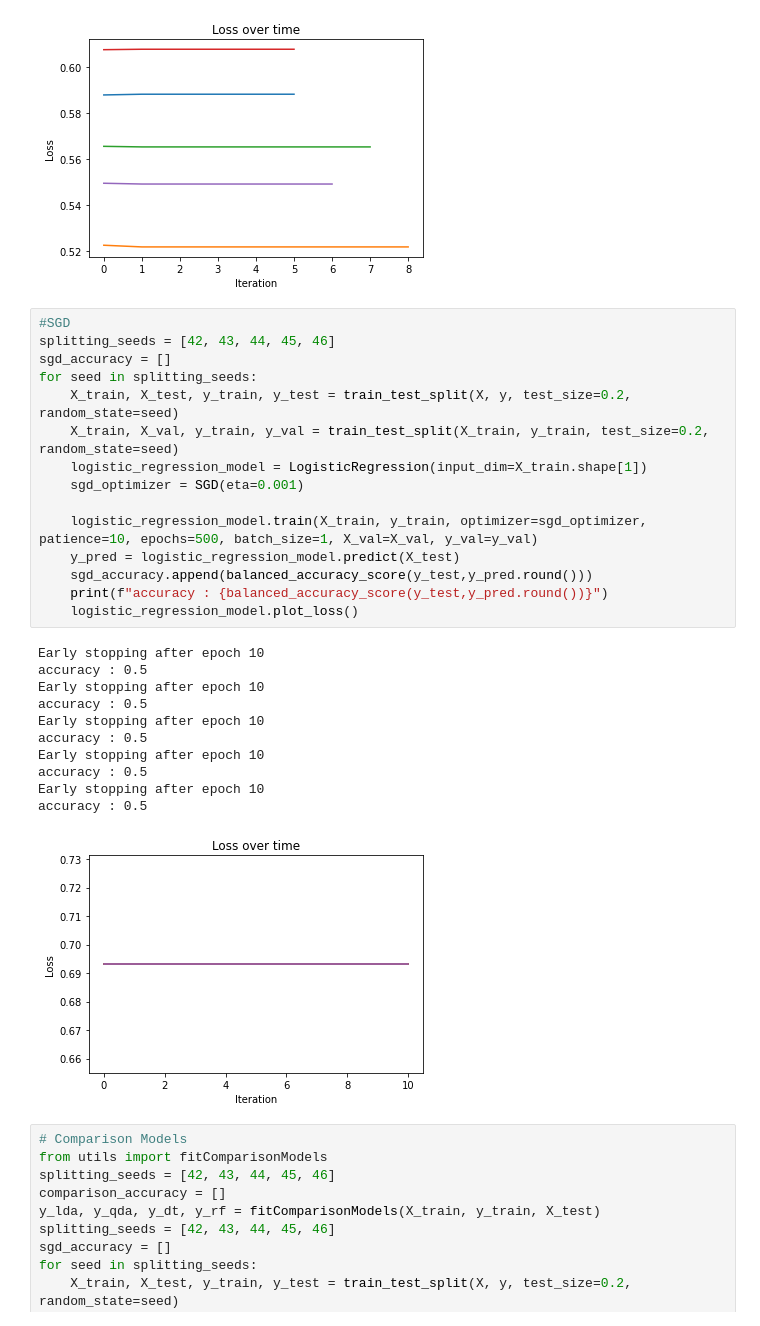
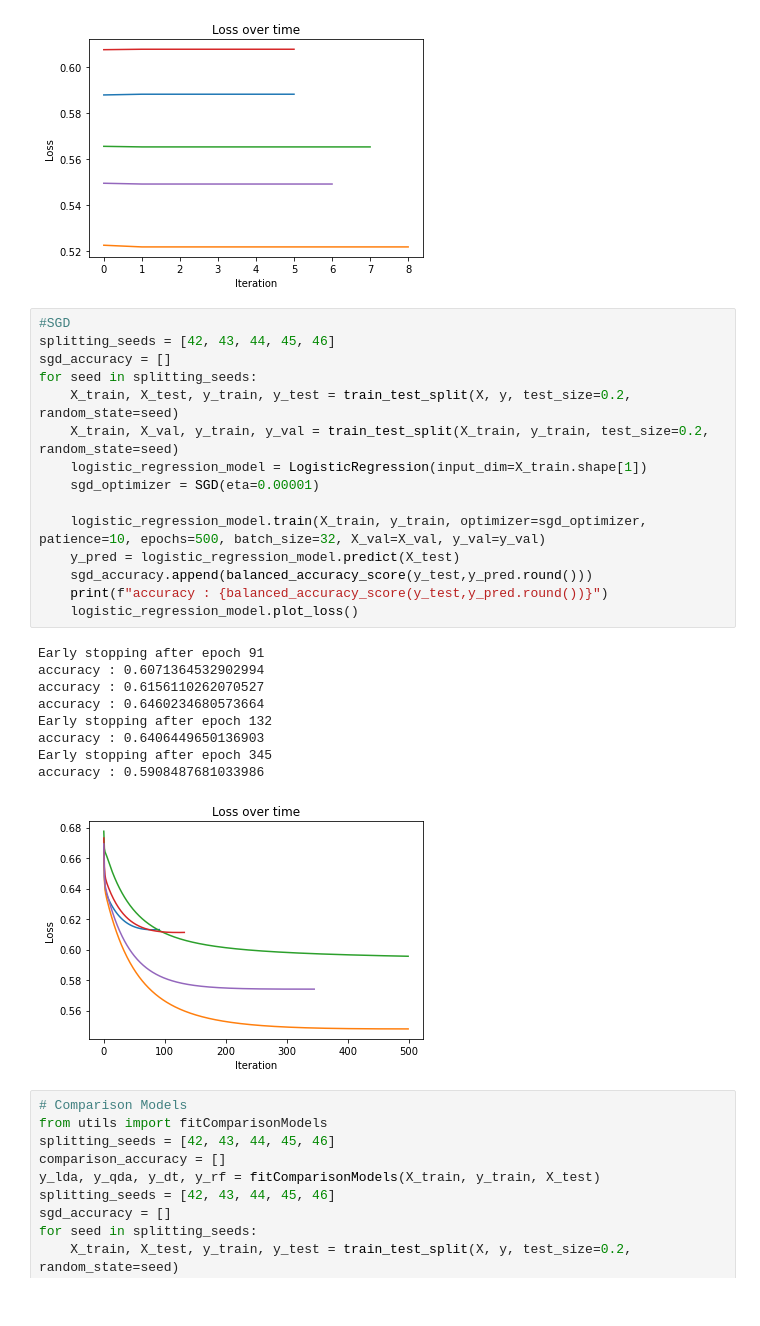
Before and after one commit to kozaka93/2024L-DSAdvancedML, a Jupyter notebook: projects/project1/group3/Narozniak_Czerwonski_Rucinski/src/my_results.ipynb, the cells around one changed output. Saved outputs shown, nothing was run; the diff lists cells and outputs as text.

```diff
--- a/projects/project1/group3/Narozniak_Czerwonski_Rucinski/src/my_results.ipynb
+++ b/projects/project1/group3/Narozniak_Czerwonski_Rucinski/src/my_results.ipynb
@@ -83,30 +83,28 @@ accuracy : 0.6410478333621834
 # %%
 #SGD
 splitting_seeds = [42, 43, 44, 45, 46]
 sgd_accuracy = []
 for seed in splitting_seeds:
     X_train, X_test, y_train, y_test = train_test_split(X, y, test_size=0.2, random_state=seed)
     X_train, X_val, y_train, y_val = train_test_split(X_train, y_train, test_size=0.2, random_state=seed)
     logistic_regression_model = LogisticRegression(input_dim=X_train.shape[1])
-    sgd_optimizer = SGD(eta=0.001)
+    sgd_optimizer = SGD(eta=0.00001)
 
-    logistic_regression_model.train(X_train, y_train, optimizer=sgd_optimizer, patience=10, epochs=500, batch_size=1, X_val=X_val, y_val=y_val)
+    logistic_regression_model.train(X_train, y_train, optimizer=sgd_optimizer, patience=10, epochs=500, batch_size=32, X_val=X_val, y_val=y_val)
     y_pred = logistic_regression_model.predict(X_test)
     sgd_accuracy.append(balanced_accuracy_score(y_test,y_pred.round()))
     print(f"accuracy : {balanced_accuracy_score(y_test,y_pred.round())}")
     logistic_regression_model.plot_loss()
 # %% [output]
-Early stopping after epoch 10
-accuracy : 0.5
-Early stopping after epoch 10
-accuracy : 0.5
-Early stopping after epoch 10
-accuracy : 0.5
-Early stopping after epoch 10
-accuracy : 0.5
-Early stopping after epoch 10
-accuracy : 0.5
+Early stopping after epoch 91
+accuracy : 0.6071364532902994
+accuracy : 0.6156110262070527
+accuracy : 0.6460234680573664
+Early stopping after epoch 132
+accuracy : 0.6406449650136903
+Early stopping after epoch 345
+accuracy : 0.5908487681033986
-[figure, old version]
+[figure, new version]
 # %%
 # Comparison Models
 from utils import fitComparisonModels
```
Also changed, not shown: parts of 6 cells of this notebook, 1 other file.
